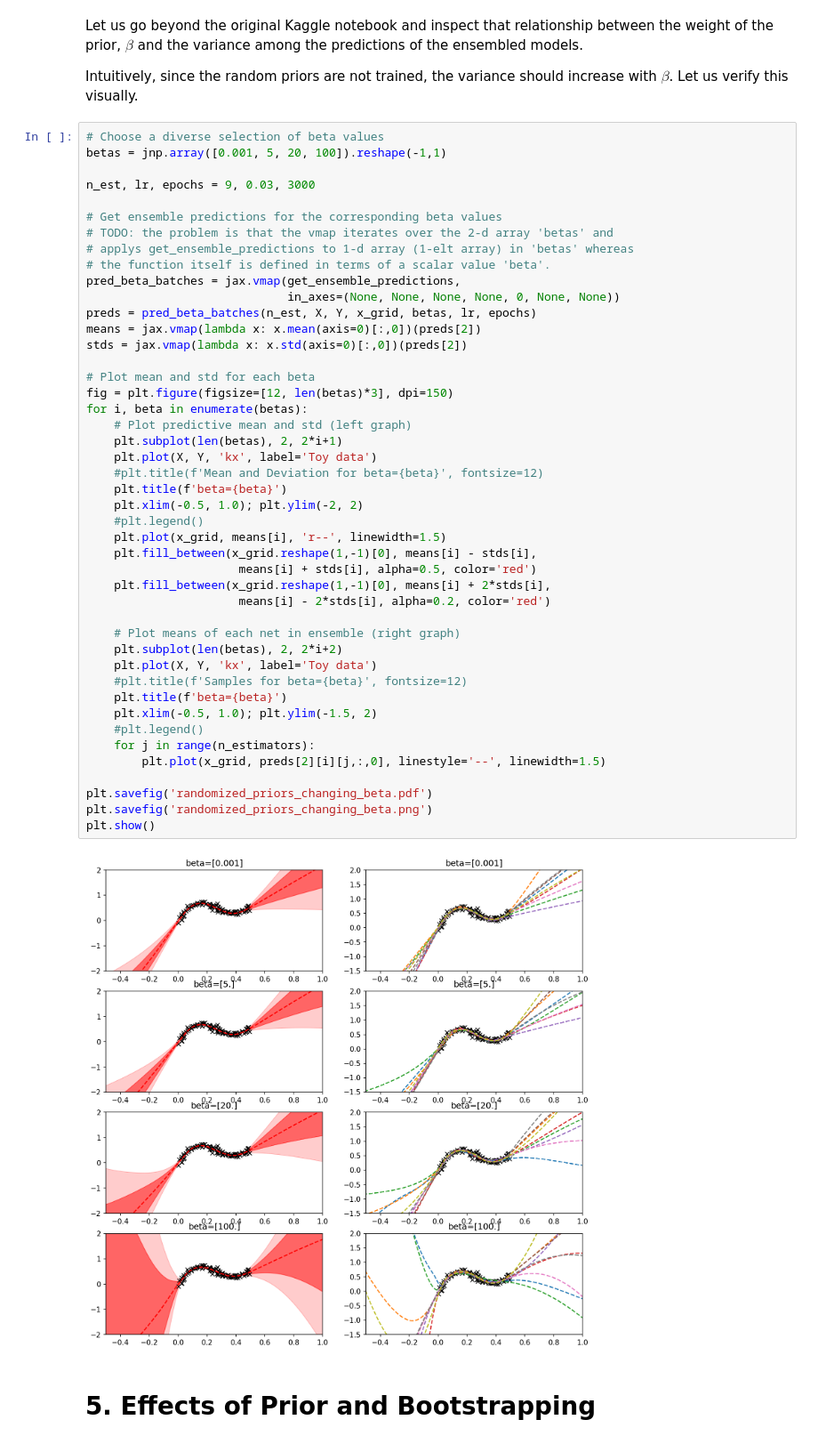
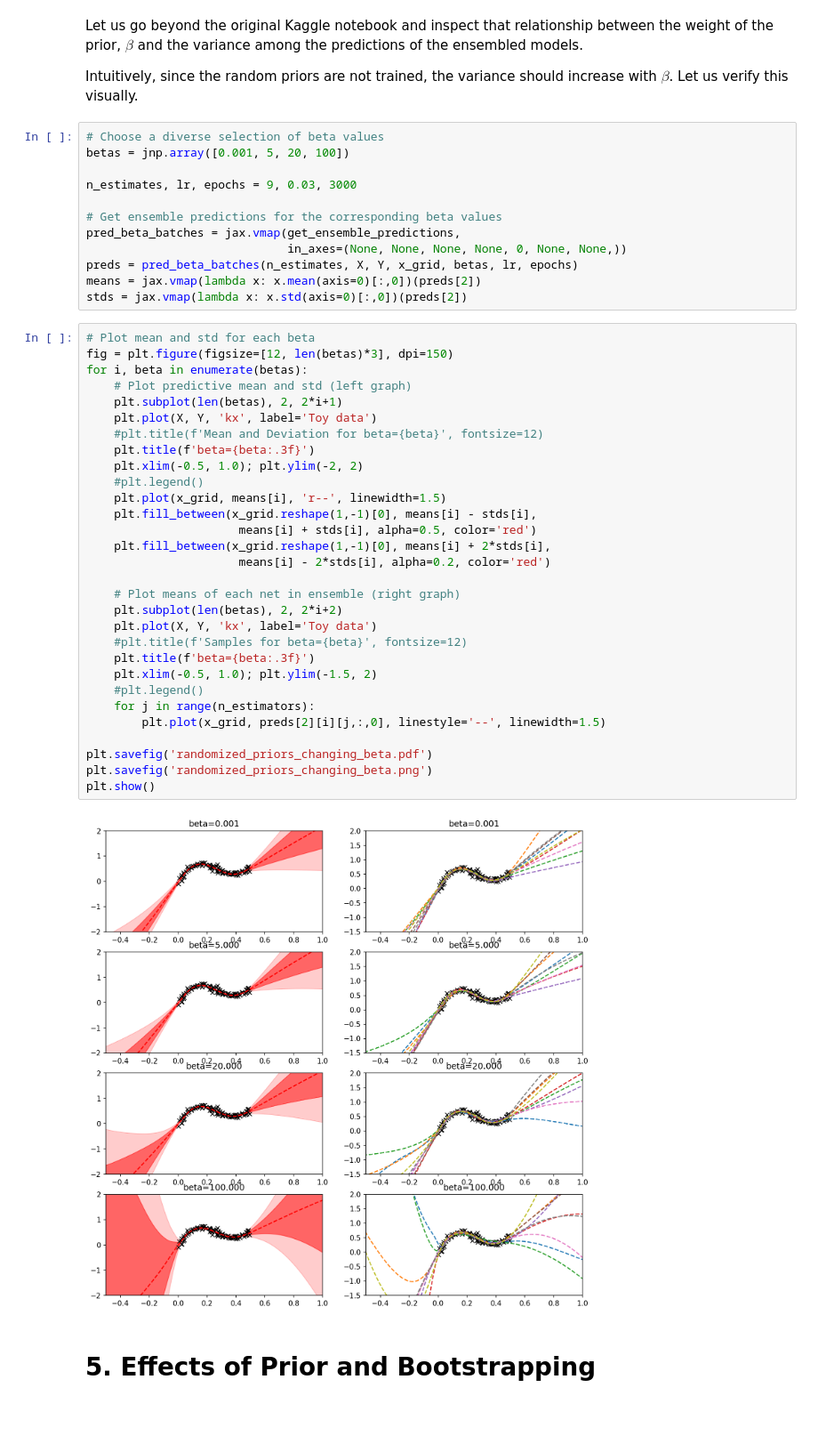
Before and after one commit to peterchang0414/randomized_priors, a Jupyter notebook: randomized_priors.ipynb, the cells around one changed output. Shown at 89% size. Cells and saved outputs as stored; diff of their text form; blank space fills up the shorter version.

```diff
--- a/randomized_priors.ipynb
+++ b/randomized_priors.ipynb
@@ -233,53 +232,50 @@ plt.show();
 Let us go beyond the original Kaggle notebook and inspect that relationship between the weight of the prior, $\beta$ and the variance among the predictions of the ensembled models.
 
 Intuitively, since the random priors are not trained, the variance should increase with $\beta$. Let us verify this visually.
+# %%
+# Choose a diverse selection of beta values
+betas = jnp.array([0.001, 5, 20, 100])
+
+n_estimates, lr, epochs = 9, 0.03, 3000
+
+# Get ensemble predictions for the corresponding beta values
+pred_beta_batches = jax.vmap(get_ensemble_predictions,
+                             in_axes=(None, None, None, None, 0, None, None,))
+preds = pred_beta_batches(n_estimates, X, Y, x_grid, betas, lr, epochs)
+means = jax.vmap(lambda x: x.mean(axis=0)[:,0])(preds[2])
+stds = jax.vmap(lambda x: x.std(axis=0)[:,0])(preds[2])
 # %%
-# Choose a diverse selection of beta values
-betas = jnp.array([0.001, 5, 20, 100]).reshape(-1,1)
-
-n_est, lr, epochs = 9, 0.03, 3000
-
-# Get ensemble predictions for the corresponding beta values
-# TODO: the problem is that the vmap iterates over the 2-d array 'betas' and
-# applys get_ensemble_predictions to 1-d array (1-elt array) in 'betas' whereas
-# the function itself is defined in terms of a scalar value 'beta'.
-pred_beta_batches = jax.vmap(get_ensemble_predictions,
-                             in_axes=(None, None, None, None, 0, None, None))
-preds = pred_beta_batches(n_est, X, Y, x_grid, betas, lr, epochs)
-means = jax.vmap(lambda x: x.mean(axis=0)[:,0])(preds[2])
-stds = jax.vmap(lambda x: x.std(axis=0)[:,0])(preds[2])
-
 # Plot mean and std for each beta
 fig = plt.figure(figsize=[12, len(betas)*3], dpi=150)
 for i, beta in enumerate(betas):
     # Plot predictive mean and std (left graph)
     plt.subplot(len(betas), 2, 2*i+1)
     plt.plot(X, Y, 'kx', label='Toy data')
     #plt.title(f'Mean and Deviation for beta={beta}', fontsize=12)
-    plt.title(f'beta={beta}')
+    plt.title(f'beta={beta:.3f}')
     plt.xlim(-0.5, 1.0); plt.ylim(-2, 2)
     #plt.legend()
     plt.plot(x_grid, means[i], 'r--', linewidth=1.5)
     plt.fill_between(x_grid.reshape(1,-1)[0], means[i] - stds[i],
                       means[i] + stds[i], alpha=0.5, color='red')
     plt.fill_between(x_grid.reshape(1,-1)[0], means[i] + 2*stds[i],
                       means[i] - 2*stds[i], alpha=0.2, color='red')
 
     # Plot means of each net in ensemble (right graph)
     plt.subplot(len(betas), 2, 2*i+2)
     plt.plot(X, Y, 'kx', label='Toy data')
     #plt.title(f'Samples for beta={beta}', fontsize=12)
-    plt.title(f'beta={beta}')
+    plt.title(f'beta={beta:.3f}')
     plt.xlim(-0.5, 1.0); plt.ylim(-1.5, 2)
     #plt.legend()
     for j in range(n_estimators):
         plt.plot(x_grid, preds[2][i][j,:,0], linestyle='--', linewidth=1.5)
 
 plt.savefig('randomized_priors_changing_beta.pdf')
 plt.savefig('randomized_priors_changing_beta.png')
 plt.show()
 # %% [output]
-[figure, old version]
+[figure, new version]
 # %% [markdown]
 # 5. Effects of Prior and Bootstrapping
 # %% [markdown]
```
Also changed, not shown: parts of 6 cells of this notebook.
